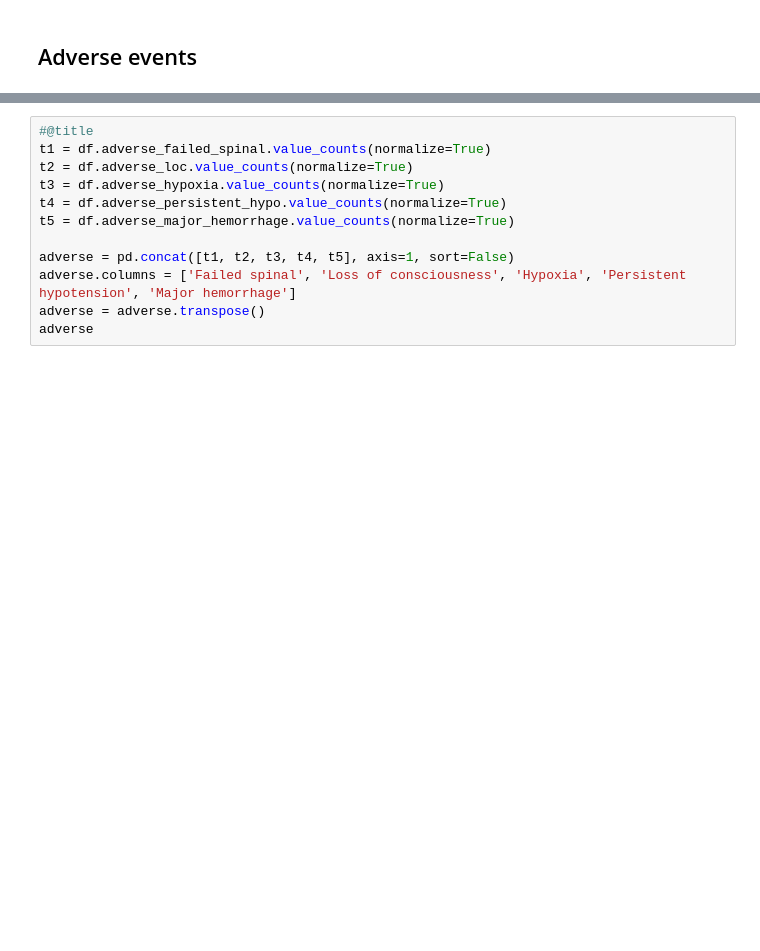
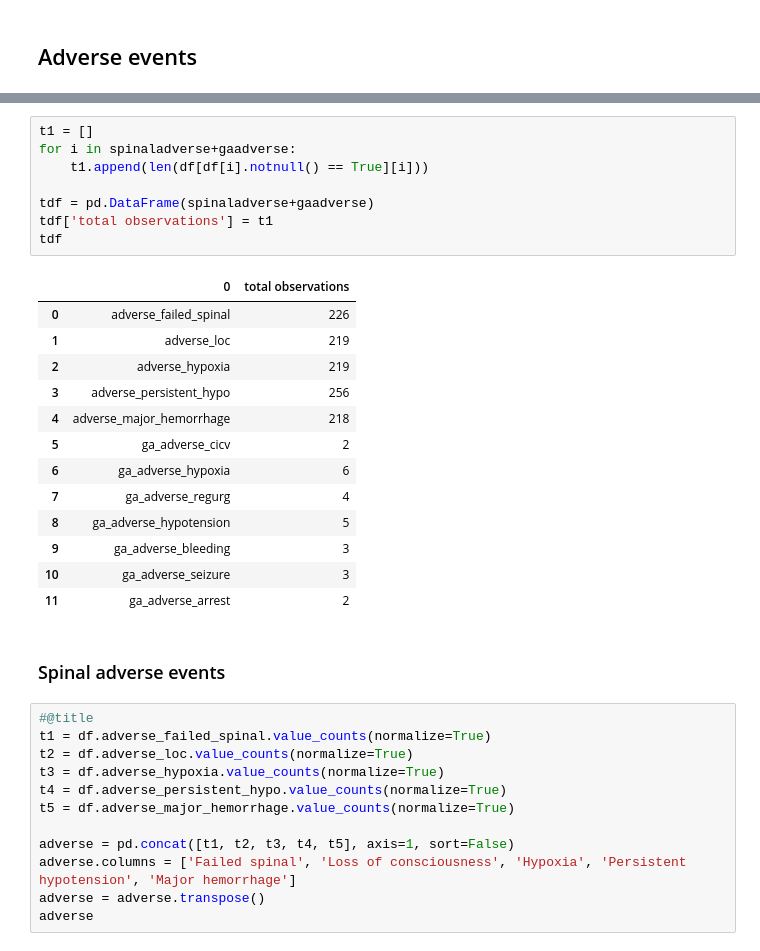
Before and after one commit to lawtj/safe, a Jupyter notebook: safe_evaluation.ipynb, the cells around one changed output, grey strips where cells are left out. Cells and saved outputs as stored; diff of their text form; blank space fills up the shorter version.

```diff
--- a/safe_evaluation.ipynb
+++ b/safe_evaluation.ipynb
@@ -1320,3 +1368,27 @@ fig.show()
+# %%
+t1 = []
+for i in spinaladverse+gaadverse:
+    t1.append(len(df[df[i].notnull() == True][i]))
+
+tdf = pd.DataFrame(spinaladverse+gaadverse)
+tdf['total observations'] = t1
+tdf
+# %% [output]
+|  | 0 | total observations |
+| 0 | adverse_failed_spinal | 226 |
+| 1 | adverse_loc | 219 |
+| 2 | adverse_hypoxia | 219 |
+| 3 | adverse_persistent_hypo | 256 |
+| 4 | adverse_major_hemorrhage | 218 |
+| 5 | ga_adverse_cicv | 2 |
+| 6 | ga_adverse_hypoxia | 6 |
+| 7 | ga_adverse_regurg | 4 |
+| 8 | ga_adverse_hypotension | 5 |
+| 9 | ga_adverse_bleeding | 3 |
+| 10 | ga_adverse_seizure | 3 |
+| 11 | ga_adverse_arrest | 2 |
+# %% [markdown]
+### Spinal adverse events
 # %%
 #@title
 t1 = df.adverse_failed_spinal.value_counts(normalize=True)
```
Also changed, not shown: parts of 12 cells of this notebook, 5 other files.
